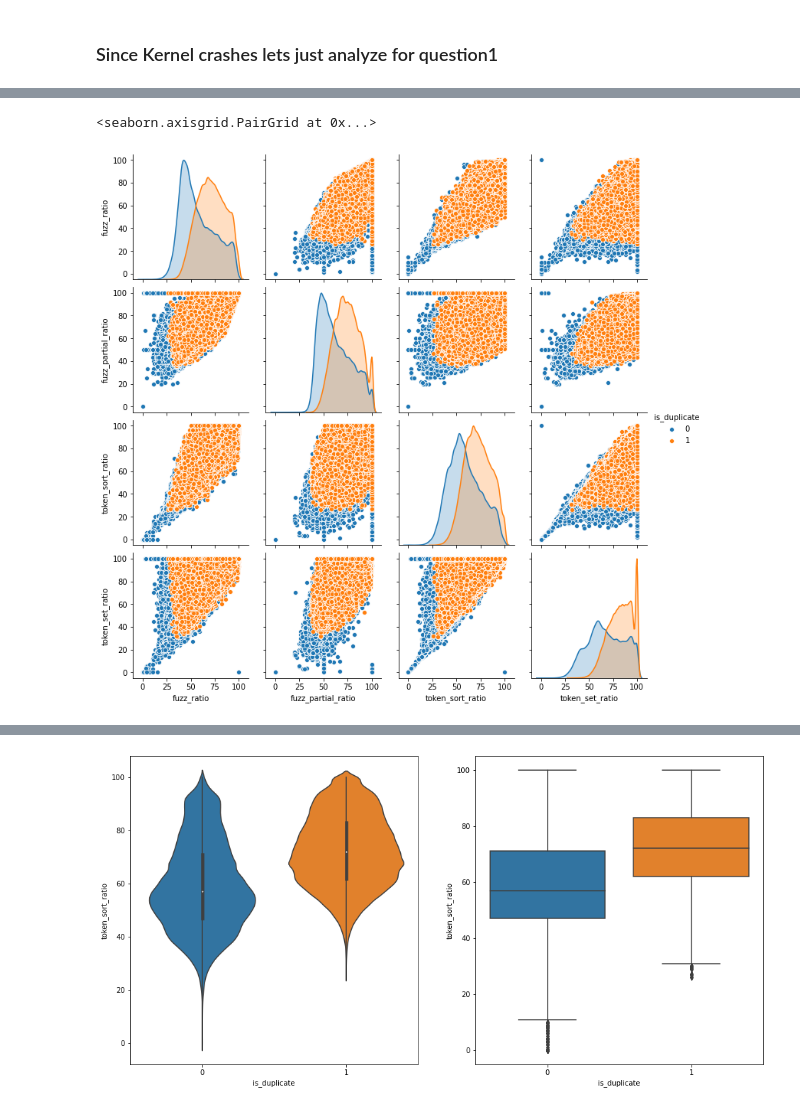
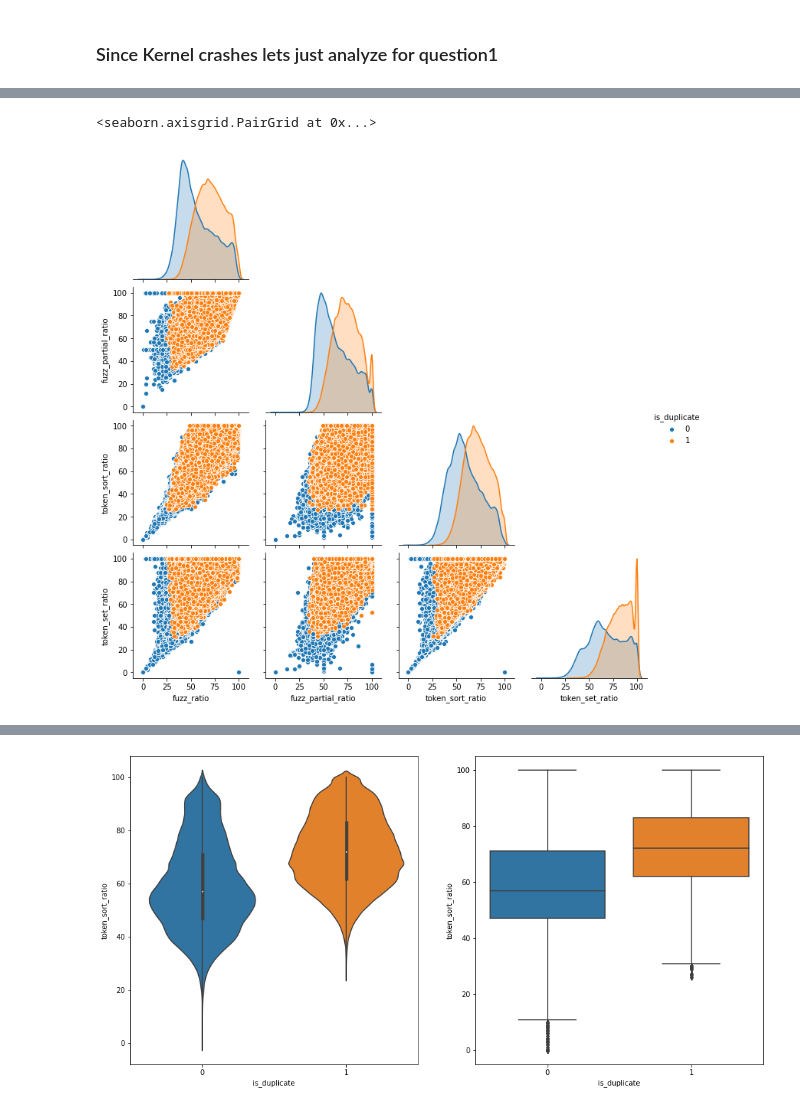
Before and after one commit to Vikas-KM/quora-question-pair, a Jupyter notebook: solving_quora_question_pair.ipynb, the cells around one changed output, grey strips where cells are left out. Cells and saved outputs as stored; diff of their text form; code cells hidden in the pictures.

```diff
--- a/solving_quora_question_pair.ipynb
+++ b/solving_quora_question_pair.ipynb
@@ -758,7 +763,7 @@ def preprocess(x):
     x = contractions.fix(x)
 #     x = BeautifulSoup(x, 'lxml').get_text()
     x = re.sub('[^A-Za-z0-9]+', ' ', x)
-    return x
+    return x.strip()
 # %% [markdown]
 ## Advanced Feature Extraction
 - **Token** - is when a sentence is split on space
@@ -1081,5 +1057,5 @@ Index(['id', 'qid1', 'qid2', 'question1', 'question2', 'is_duplicate',
 # %%
-sns.pairplot(df, vars=["fuzz_ratio", "fuzz_partial_ratio", "token_sort_ratio", "token_set_ratio"], hue='is_duplicate')
+sns.pairplot(df, vars=["fuzz_ratio", "fuzz_partial_ratio", "token_sort_ratio", "token_set_ratio"], hue='is_duplicate', corner=True)
 # %% [output]
 <seaborn.axisgrid.PairGrid at 0x...>
-[figure, old version]
+[figure, new version]
```
Also changed, not shown: parts of 80 cells of this notebook.
